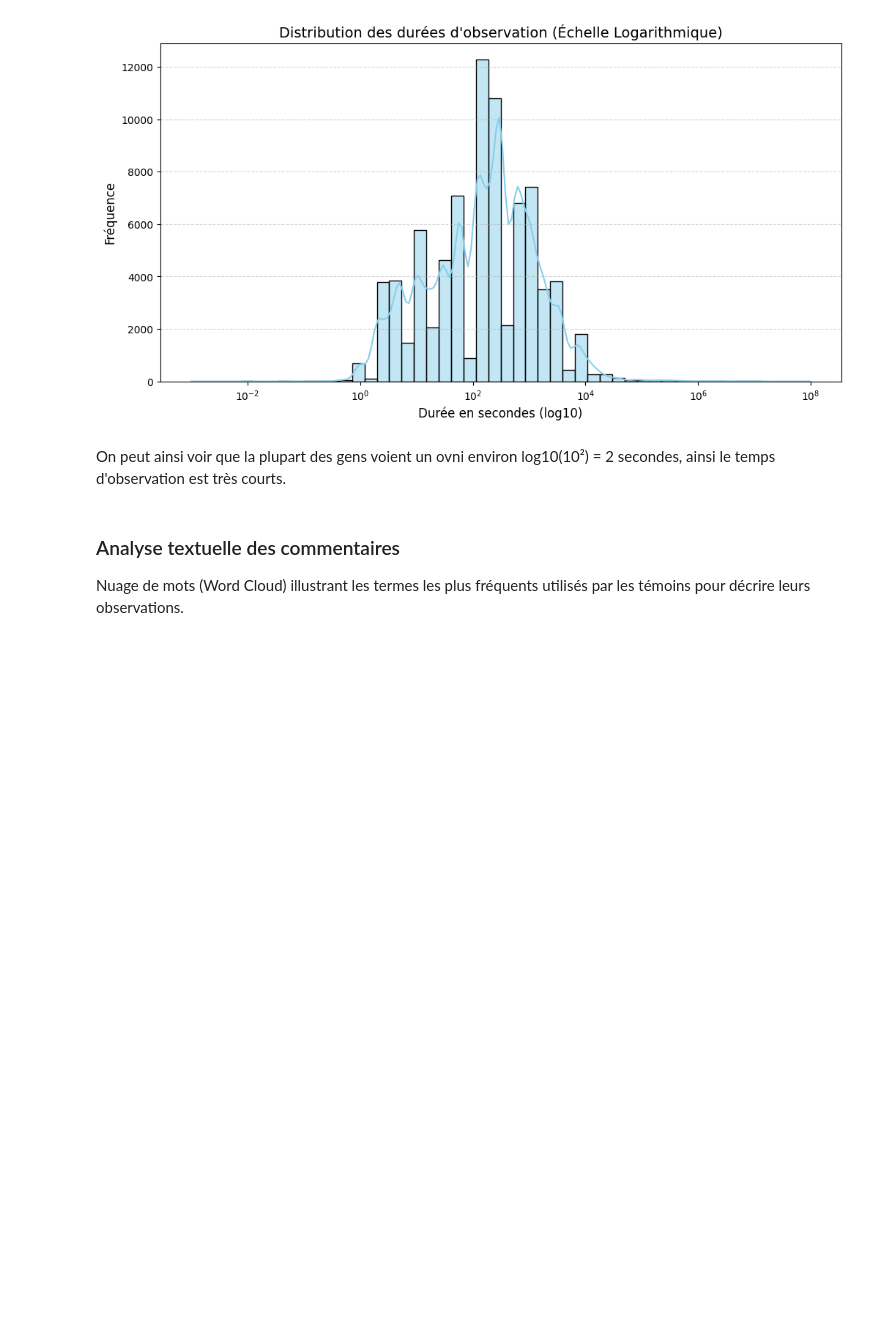
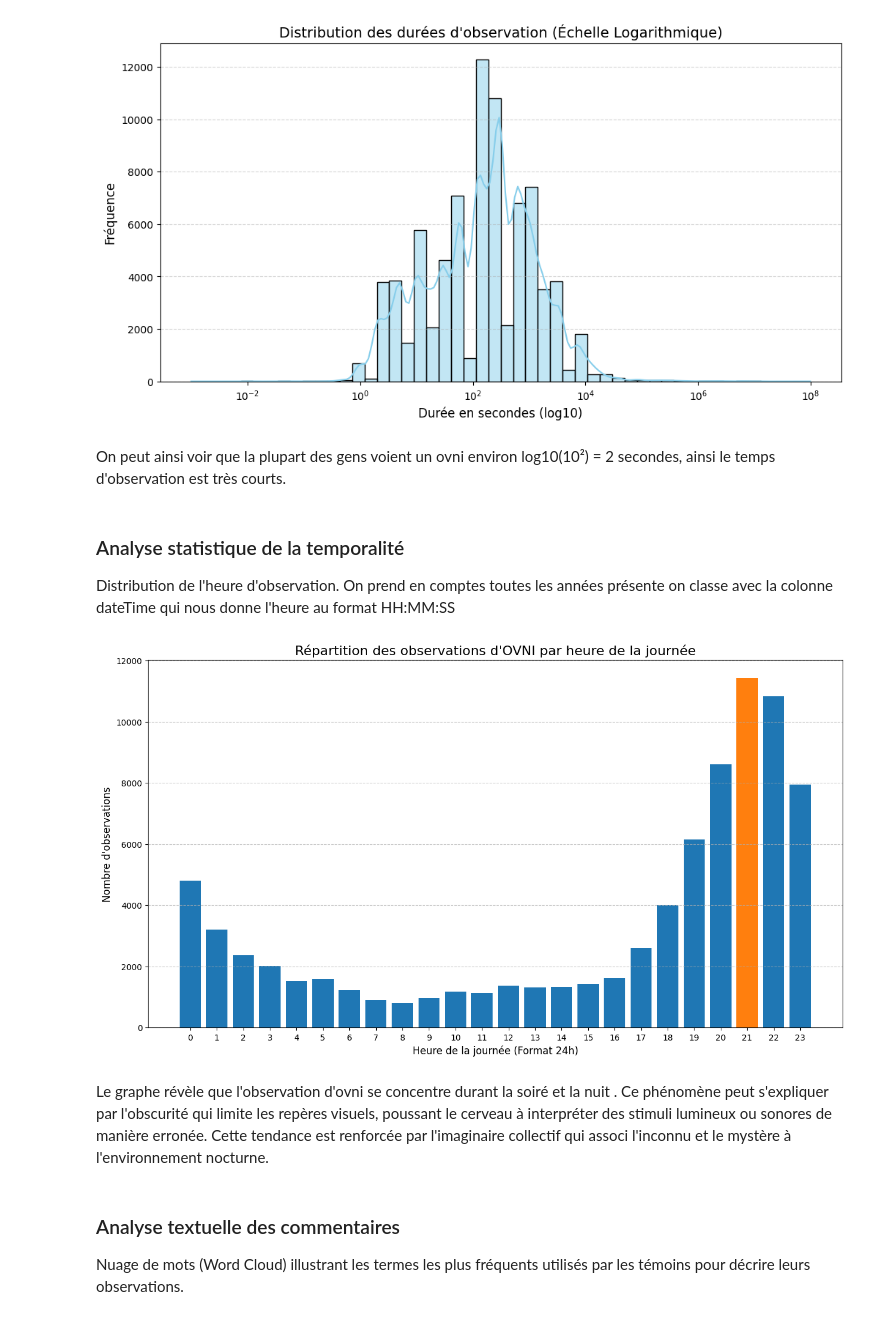
Before and after one commit to PolleEdouard/projet1_BigData, a Jupyter notebook: projet.ipynb, the cells around one changed output. Drawn from its saved outputs; the diff is of its cells as text; code cells hidden in the pictures; blank space fills up the shorter version.

Commit message:
graphe horaire

```diff
--- a/projet.ipynb
+++ b/projet.ipynb
@@ -209,6 +209,44 @@ plt.show()
 [figure]
 # %% [markdown]
 On peut ainsi voir que la plupart des gens voient un ovni environ log10(10²) = 2 secondes, ainsi le temps d'observation est très courts.
+# %% [markdown]
+### Analyse statistique de la temporalité
+Distribution de l'heure d'observation. On prend en comptes toutes les années présente on classe avec la colonne dateTime qui nous donne l'heure au format HH:MM:SS
+# %%
+import sqlite3
+import pandas as pd
+import matplotlib.pyplot as plt
+
+conn = sqlite3.connect('./ufo.db')
+# Requête SQL pour extraire l'heure (00-23) et compter les observations
+query = """
+SELECT strftime('%H', datetime) as hour, COUNT(*) as count
+FROM ufo
+WHERE datetime IS NOT NULL
+GROUP BY hour
+"""
+df_sql = pd.read_sql_query(query, conn)
+conn.close()
+df_sql['hour'] = df_sql['hour'].astype(int)
+sightings_by_hour = df_sql.set_index('hour')['count']
+all_hours = pd.RangeIndex(start=0, stop=24)
+sightings_by_hour = sightings_by_hour.reindex(all_hours, fill_value=0)
+plt.figure(figsize=(15, 8))
+# En orange la valeur maximale pour la mettre en valeur
+max_hour = sightings_by_hour.idxmax()
+colors = ['#ff7f0e' if hour == max_hour else '#1f77b4' for hour in sightings_by_hour.index]
+
+plt.bar(sightings_by_hour.index, sightings_by_hour.values, color=colors)
+
+plt.title("Répartition des observations d'OVNI par heure de la journée", fontsize=16)
+plt.xlabel("Heure de la journée (Format 24h)", fontsize=12)
+plt.ylabel("Nombre d'observations", fontsize=12)
+plt.xticks(sightings_by_hour.index)
+plt.grid(axis='y', linestyle='--', alpha=0.7)
+# %% [output]
+[figure, added]
+# %% [markdown]
+Le graphe révèle que l'observation d'ovni se concentre durant la soiré et la nuit . Ce phénomène peut s'expliquer par l'obscurité qui limite les repères visuels, poussant le cerveau à interpréter des stimuli lumineux ou sonores de manière erronée. Cette tendance est renforcée par l'imaginaire collectif qui associ l'inconnu et le mystère à l'environnement nocturne.
 # %% [markdown]
 ### Analyse textuelle des commentaires
 Nuage de mots (Word Cloud) illustrant les termes les plus fréquents utilisés par les témoins pour décrire leurs observations.
```
Also changed, not shown: parts of 2 cells of this notebook, 2 other files.
